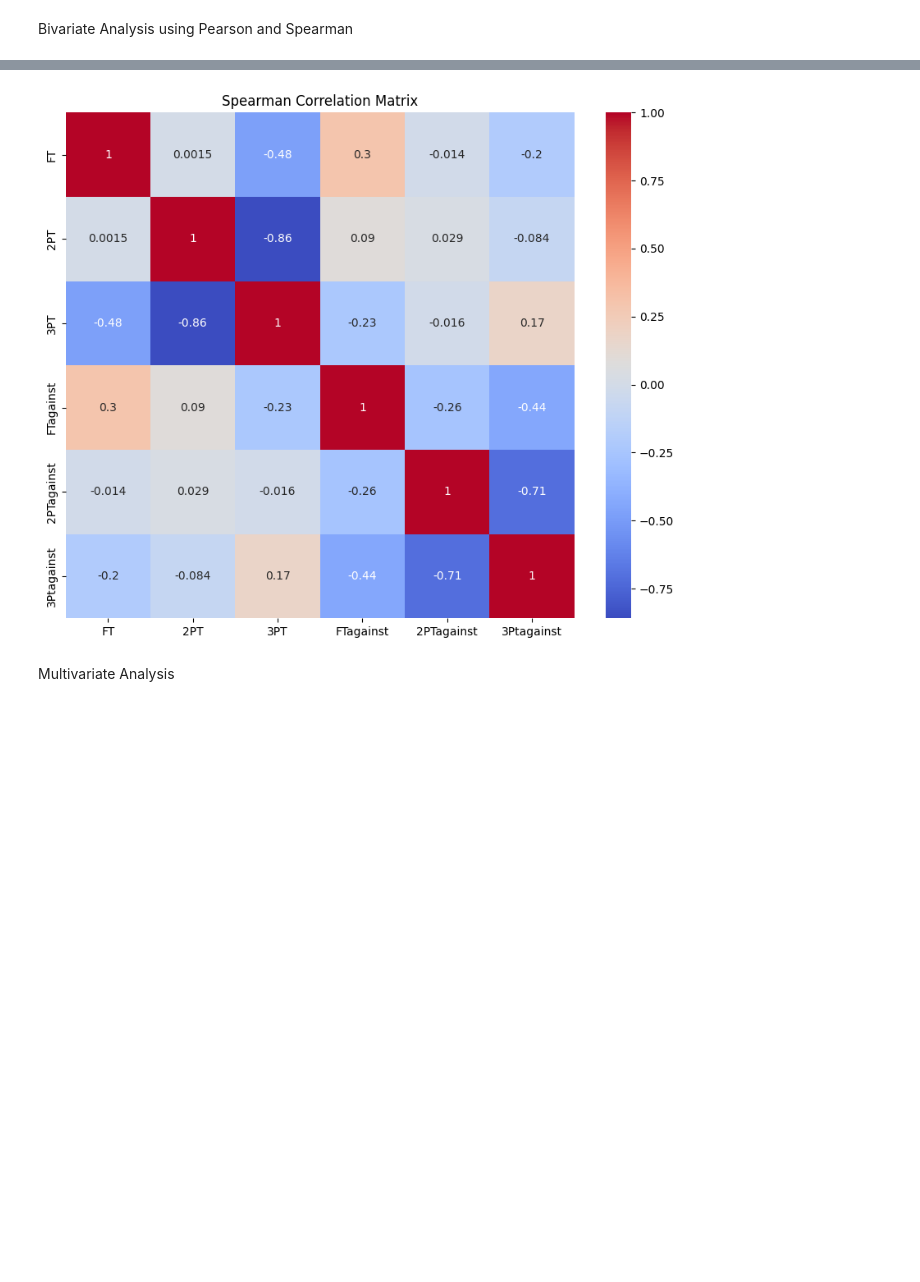
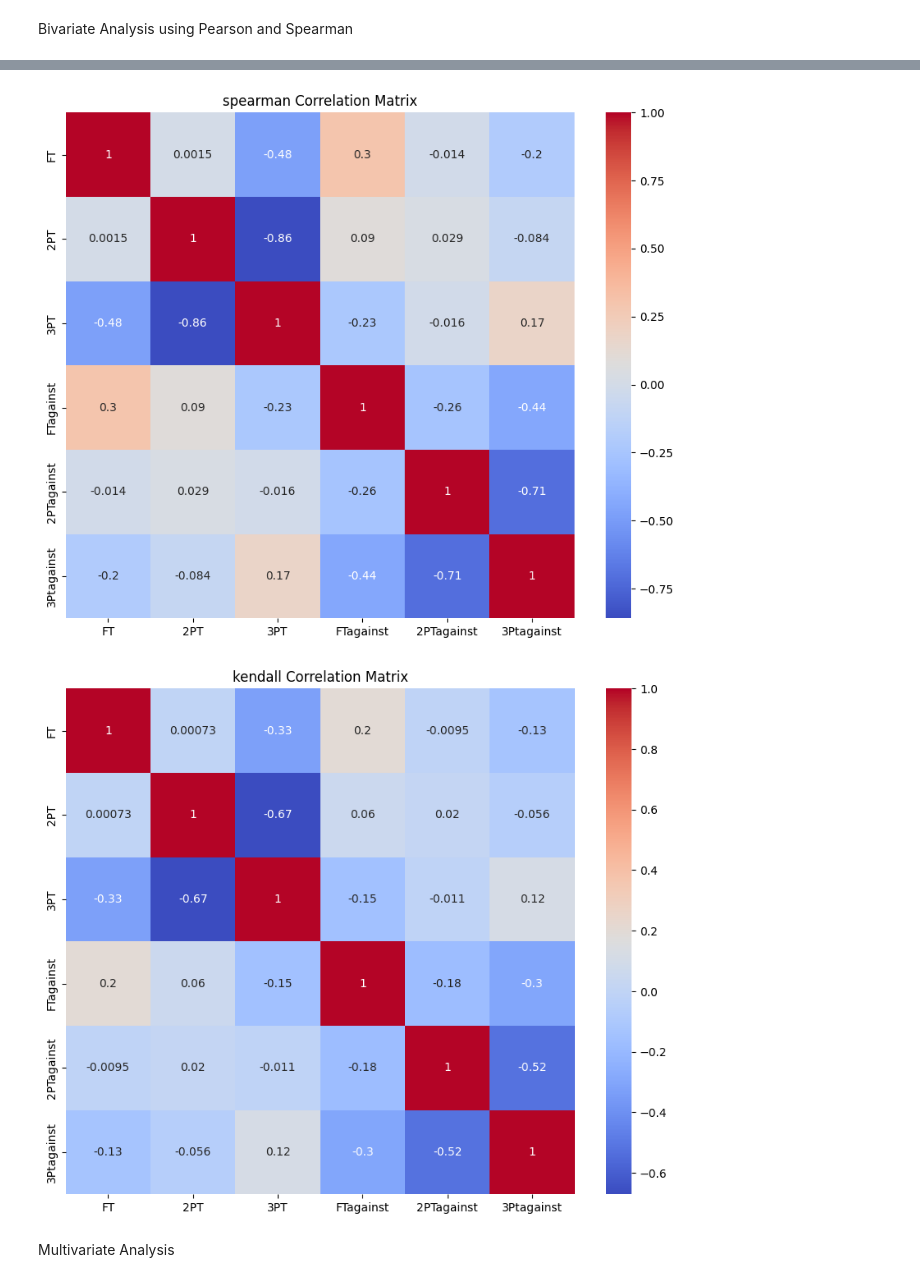
Before and after one commit to maddog19527/KenPom_Datasets, a Jupyter notebook: shot_distributions/shot_dist_eda.ipynb, the cells around one changed output, grey strips where cells are left out. Cells and saved outputs as stored; diff of their text form; code cells hidden in the pictures; blank space fills up the shorter version.

```diff
--- a/shot_distributions/shot_dist_eda.ipynb
+++ b/shot_distributions/shot_dist_eda.ipynb
@@ -122,19 +127,18 @@ Bivariate Analysis using Pearson and Spearman
 # %%
 correlators=numerical
 pearson=correlators.corr(method='pearson')
 spearman=correlators.corr(method='spearman')
-plt.figure(figsize=(10,8))
-sns.heatmap(pearson, annot=True, cmap='coolwarm')
-plt.title('Pearson Correlation Matrix')
-plt.show()
-
-plt.figure(figsize=(10,8))
-sns.heatmap(spearman, annot=True, cmap='coolwarm')
-plt.title('Spearman Correlation Matrix')
-plt.show()
+kendall = correlators.corr(method = 'kendall')
+methods = {'pearson':pearson, 'spearman':spearman, 'kendall':kendall}
+for i,j in methods.items():
+    plt.figure(figsize=(10,8))
+    sns.heatmap(j, annot=True, cmap='coolwarm')
+    plt.title(f'{i} Correlation Matrix')
+    plt.show()
 # %% [output]
 [figure]
 [figure]
+[figure, added]
 # %% [markdown]
 Multivariate Analysis
 # %%
```
Also changed, not shown: parts of 10 cells of this notebook, 5 other files.
